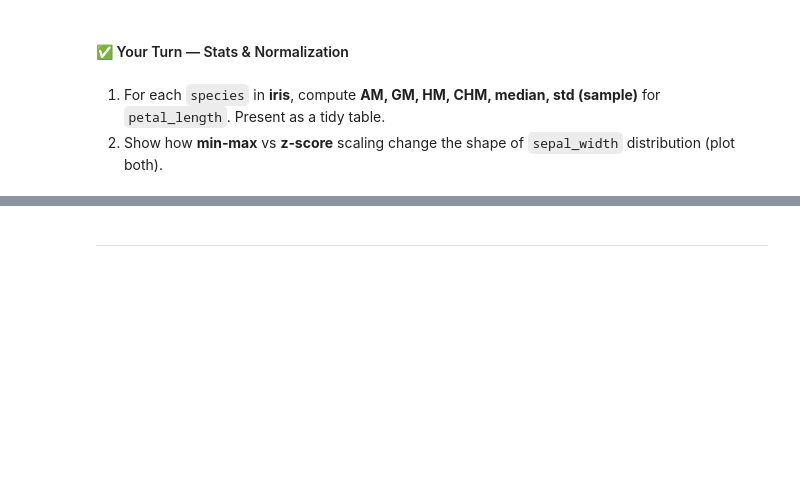
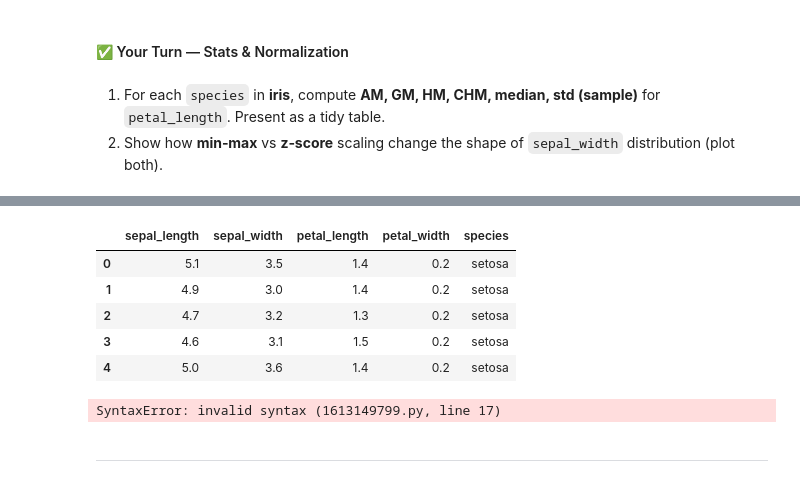
Before and after one commit to Musfique-Ahmed/DataViz-Lab, a Jupyter notebook: Class 3/DataViz_Lab02.ipynb, the cells around one changed output, grey strips where cells are left out. Cells and saved outputs as stored; diff of their text form; code cells hidden in the pictures; blank space fills up the shorter version.

```diff
--- a/Class 3/DataViz_Lab02.ipynb
+++ b/Class 3/DataViz_Lab02.ipynb
@@ -186,3 +232,36 @@ iris_norm[['sepal_length','sepal_length_mm','sepal_length_zz']].head()
+# %%
+grouped =iris.groupby('species')
+grp_setosa = grouped.get_group('setosa')
+grp_setosa.head()
+# %% [output]
+|  | sepal_length | sepal_width | petal_length | petal_width | species |
+| 0 | 5.1 | 3.5 | 1.4 | 0.2 | setosa |
+| 1 | 4.9 | 3.0 | 1.4 | 0.2 | setosa |
+| 2 | 4.7 | 3.2 | 1.3 | 0.2 | setosa |
+| 3 | 4.6 | 3.1 | 1.5 | 0.2 | setosa |
+| 4 | 5.0 | 3.6 | 1.4 | 0.2 | setosa |
+# %%
+def arithmetic_mean(x): return np.mean(x)
+def geometric_mean(x): return np.exp(np.mean(np.log(x)))
+def harmonic_mean(x): return len(x) / np.sum(1/np.array(x))
+def contra_harmonic_mean(x, p=1): return np.sum(x**(p+1)) / np.sum(x**p)
+
+def show_means(vals, label):
+    print(f"\nDataset: {label}")
+    print("Values:", vals)
+    print("Arithmetic mean:", arithmetic_mean(vals))
+    print("Geometric mean :", geometric_mean(vals))
+    print("Harmonic mean  :", harmonic_mean(vals))
+    print("Contra-harmonic mean (p=1):", contra_harmonic_mean(vals, p=1))
+
+# vals1 = np.array([10, 11, 12, 13, 100], dtype=float)
+# vals2 = np.array([10, 11, 12, 13, 1], dtype=float)
+
+for specie in
+show_means(grp_setosa['petal_length'], "Setosa")
+# show_means(vals2, "Small outlier (1 among ~10s)")
+# %% [output]
+SyntaxError: invalid syntax (1613149799.py, line 17)
 # %% [markdown]
 ---
 # %% [markdown]
```
Also changed, not shown: parts of 11 cells of this notebook, 2 other files.
